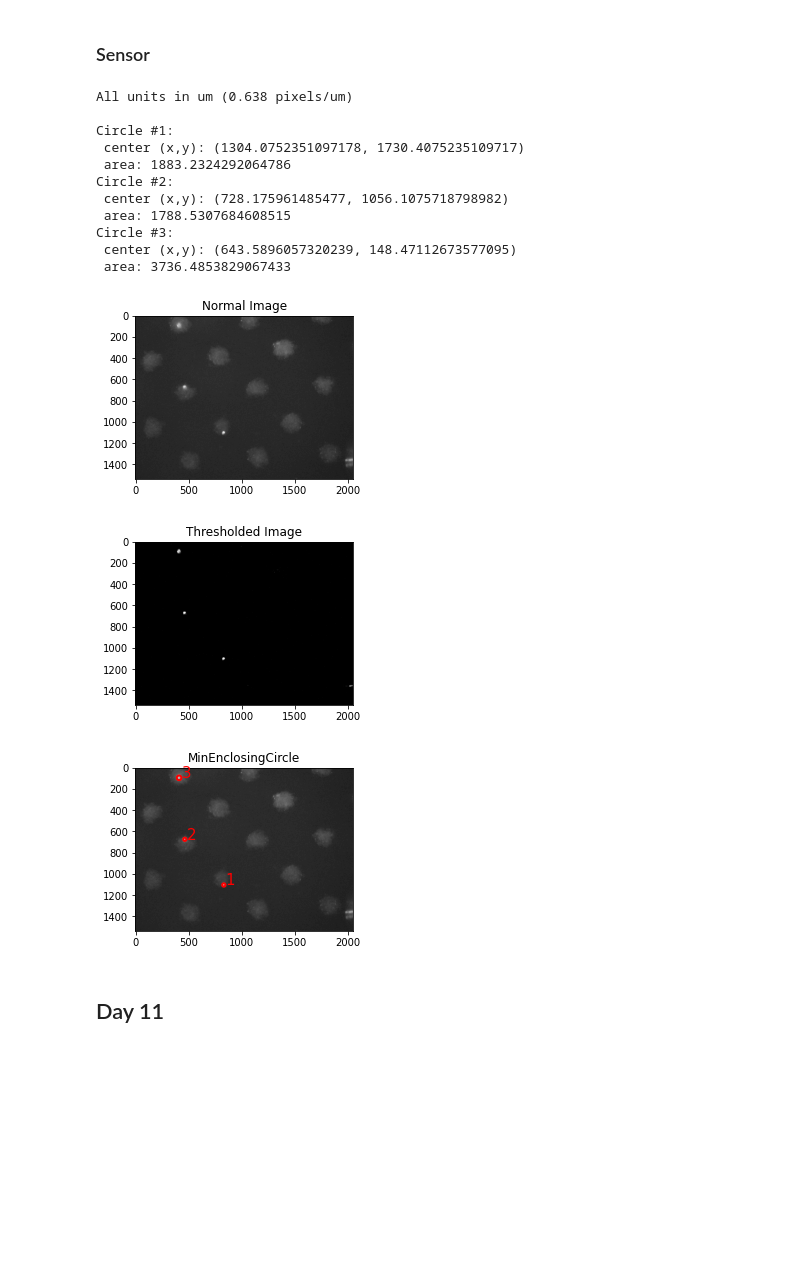
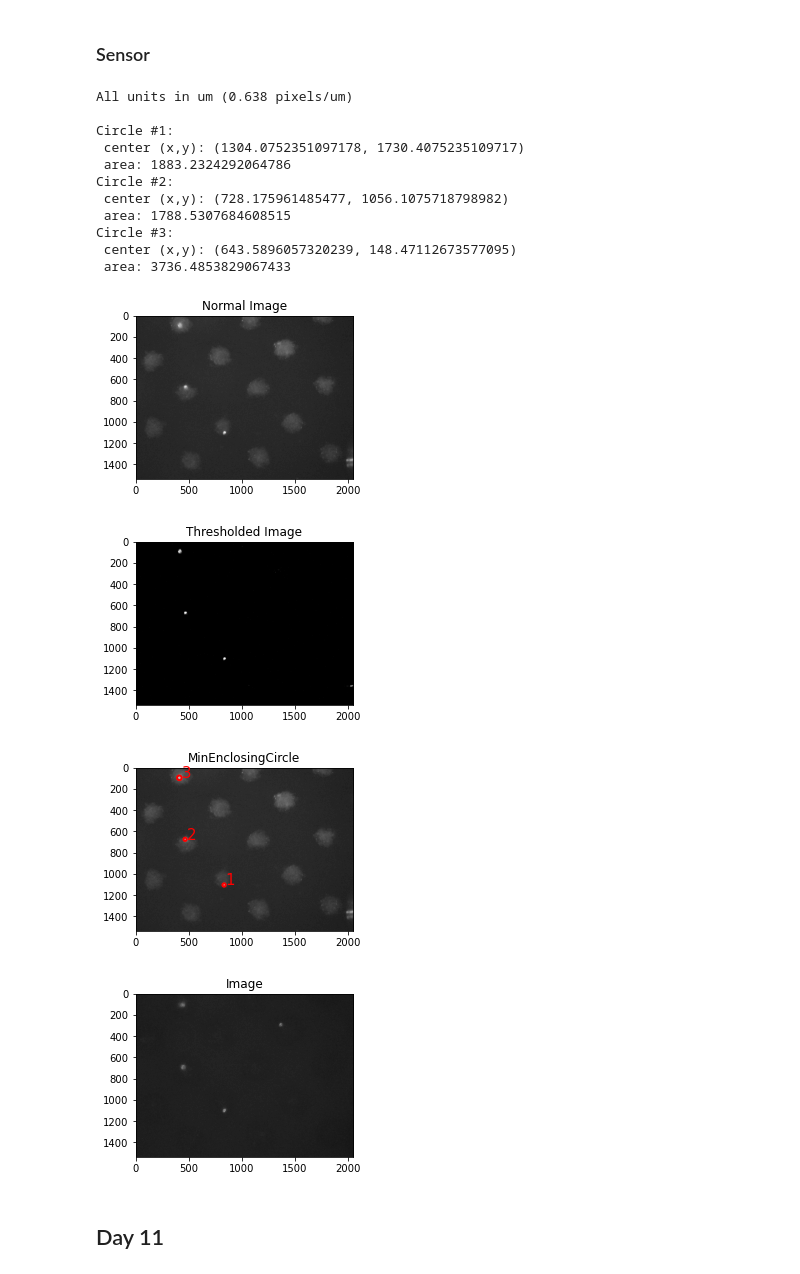
Before and after one commit to rbehal/CMED-Image-Analysis, a Jupyter notebook: imageAnalysis/Notebooks/Showcase.ipynb, the cells around one changed output. Cells and saved outputs as stored; diff of their text form; code cells hidden in the pictures; blank space fills up the shorter version.

```diff
--- a/imageAnalysis/Notebooks/Showcase.ipynb
+++ b/imageAnalysis/Notebooks/Showcase.ipynb
@@ -24,8 +24,10 @@ def print_img(preprocessed_img, title="Image"):
 # %% [markdown]
 # Src 500um - 88hr timelapse
 # %%
-bf_path = "R:/Users/Rahul/Documents/494/Data/88hr timelapse/Src_500um/BF/"
-tr_path = "R:/Users/Rahul/Documents/494/Data/88hr timelapse/Src_500um/Texas Red/"
+# bf_path = "R:/Users/Rahul/Documents/494/Data/88hr timelapse/Src_500um/BF/"
+# tr_path = "R:/Users/Rahul/Documents/494/Data/88hr timelapse/Src_500um/Texas Red/"
+bf_path = "C:/Users/Rahul Behal/Documents/494/Data/88hr timelapse/Src_500um/BF/"
+tr_path = "C:/Users/Rahul Behal/Documents/494/Data/88hr timelapse/Src_500um/Texas Red/"
 # %% [markdown]
 ## Day 0
 # %%
@@ -174,9 +176,13 @@ Circle #2:
 Circle #3:
  center (x,y): (643.5896057320239, 148.47112673577095)
  area: 3736.4853829067433
-[figure, old version]
+[figure, new version]
-[figure, old version]
+[figure, new version]
-[figure, old version]
+[figure, new version]
+# %%
+print_img(img)
+# %% [output]
+[figure, added]
 # %% [markdown]
 ## Day 11
 # %%
```
Also changed, not shown: parts of 12 cells of this notebook, 4 other files.
